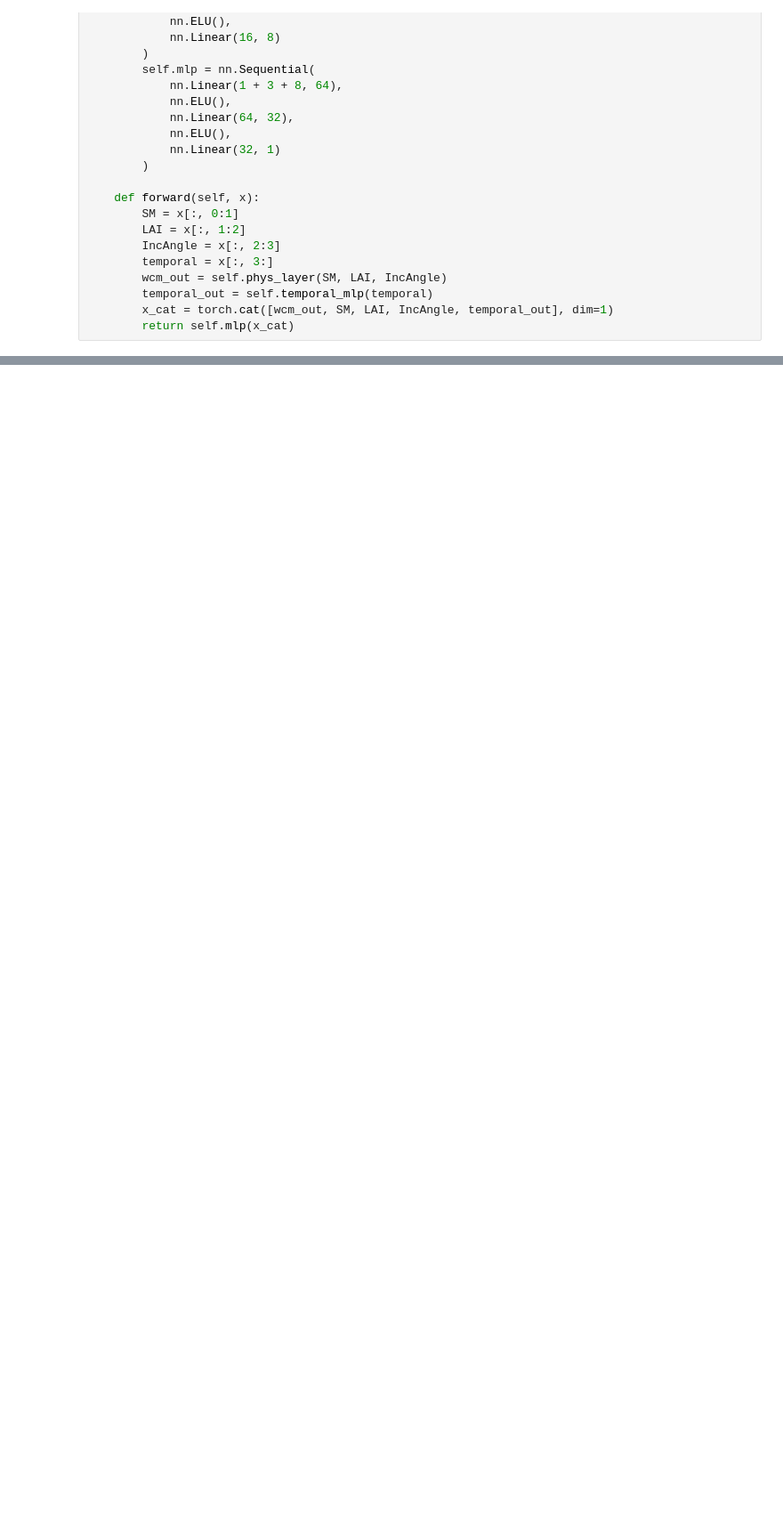
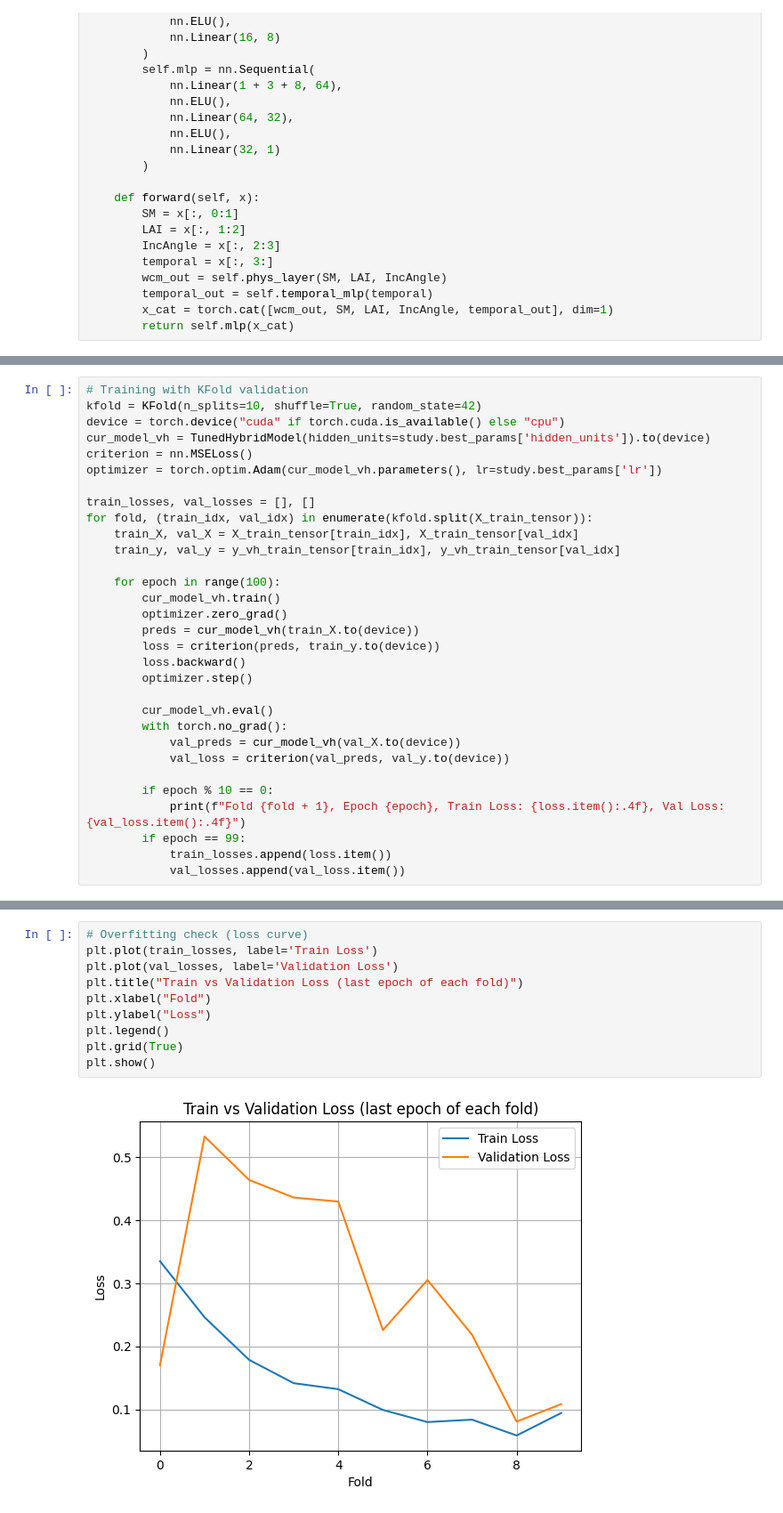
Before and after one commit to mayurmatada/Exploratory, a Jupyter notebook: Source/wcm_hybrid_model_modified.ipynb, the cells around one changed output, grey strips where cells are left out. Shown: that part at 89% size. Saved outputs shown, nothing was run; the diff lists cells and outputs as text; blank space fills up the shorter version.

```diff
--- a/Source/wcm_hybrid_model_modified.ipynb
+++ b/Source/wcm_hybrid_model_modified.ipynb
@@ -583,0 +504,31 @@ plt.show()
+# %%
+# Training with KFold validation
+kfold = KFold(n_splits=10, shuffle=True, random_state=42)
+device = torch.device("cuda" if torch.cuda.is_available() else "cpu")
+cur_model_vh = TunedHybridModel(hidden_units=study.best_params['hidden_units']).to(device)
+criterion = nn.MSELoss()
+optimizer = torch.optim.Adam(cur_model_vh.parameters(), lr=study.best_params['lr'])
+
+train_losses, val_losses = [], []
+for fold, (train_idx, val_idx) in enumerate(kfold.split(X_train_tensor)):
+    train_X, val_X = X_train_tensor[train_idx], X_train_tensor[val_idx]
+    train_y, val_y = y_vh_train_tensor[train_idx], y_vh_train_tensor[val_idx]
+
+    for epoch in range(100):
+        cur_model_vh.train()
+        optimizer.zero_grad()
+        preds = cur_model_vh(train_X.to(device))
+        loss = criterion(preds, train_y.to(device))
+        loss.backward()
+        optimizer.step()
+
+        cur_model_vh.eval()
+        with torch.no_grad():
+            val_preds = cur_model_vh(val_X.to(device))
+            val_loss = criterion(val_preds, val_y.to(device))
+
+        if epoch % 10 == 0:
+            print(f"Fold {fold + 1}, Epoch {epoch}, Train Loss: {loss.item():.4f}, Val Loss: {val_loss.item():.4f}")
+        if epoch == 99:
+            train_losses.append(loss.item())
+            val_losses.append(val_loss.item())
@@ -583,0 +553,12 @@ plt.show()
+# %%
+# Overfitting check (loss curve)
+plt.plot(train_losses, label='Train Loss')
+plt.plot(val_losses, label='Validation Loss')
+plt.title("Train vs Validation Loss (last epoch of each fold)")
+plt.xlabel("Fold")
+plt.ylabel("Loss")
+plt.legend()
+plt.grid(True)
+plt.show()
+# %% [output]
+[figure, added]
```
Also changed, not shown: parts of 16 cells of this notebook.
